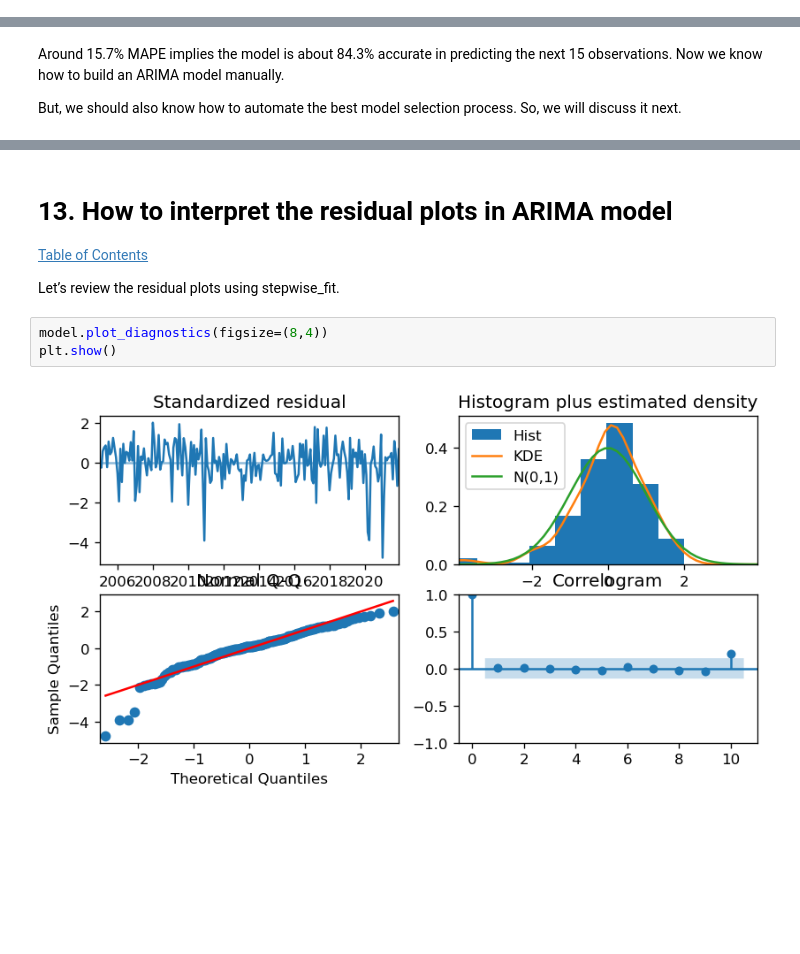
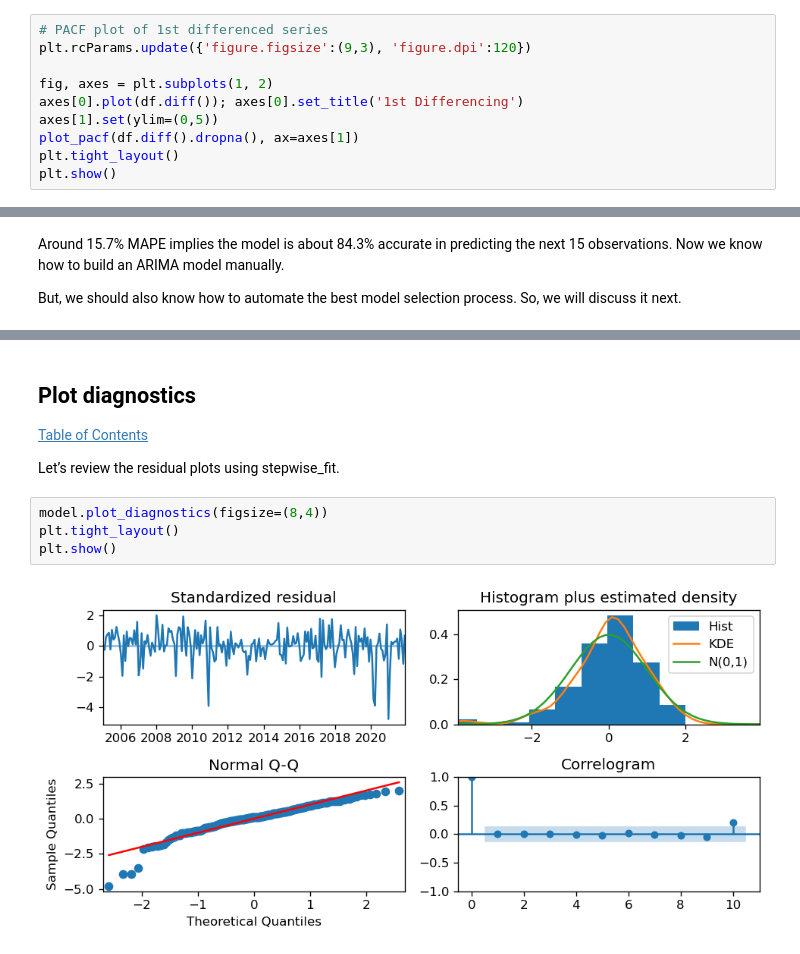
Before and after one commit to Natidhcp/CCT_MSc_DA_CA2, a Jupyter notebook: Time_series.ipynb, the cells around one changed output, grey strips where cells are left out. Drawn from its saved outputs; the diff is of its cells as text; blank space fills up the shorter version.

```diff
--- a/Time_series.ipynb
+++ b/Time_series.ipynb
@@ -441,3 +675,13 @@ Covariance Type:                               opg
 
 Warnings:
 [1] Covariance matrix calculated using the outer product of gradients (complex-step).
+# %%
+# PACF plot of 1st differenced series
+plt.rcParams.update({'figure.figsize':(9,3), 'figure.dpi':120})
+
+fig, axes = plt.subplots(1, 2)
+axes[0].plot(df.diff()); axes[0].set_title('1st Differencing')
+axes[1].set(ylim=(0,5))
+plot_pacf(df.diff().dropna(), ax=axes[1])
+plt.tight_layout()
+plt.show()
@@ -680,7 +944,8 @@ Performing stepwise search to minimize aic
 Warnings:
 [1] Covariance matrix calculated using the outer product of gradients (complex-step).
 # %% [markdown]
-# **13. How to interpret the residual plots in ARIMA model** <a class="anchor" id="13"></a>
+<a class="anchor" id="13"></a>
+## Plot diagnostics
 
 
 [Table of Contents](#0.1)
@@ -688,7 +953,8 @@ Warnings:
 Let’s review the residual plots using stepwise_fit.
 # %%
 model.plot_diagnostics(figsize=(8,4))
+plt.tight_layout()
 plt.show()
 # %% [output]
-[figure, old version]
+[figure, new version]
 # %% [markdown]
```
Also changed, not shown: parts of 119 cells of this notebook.
